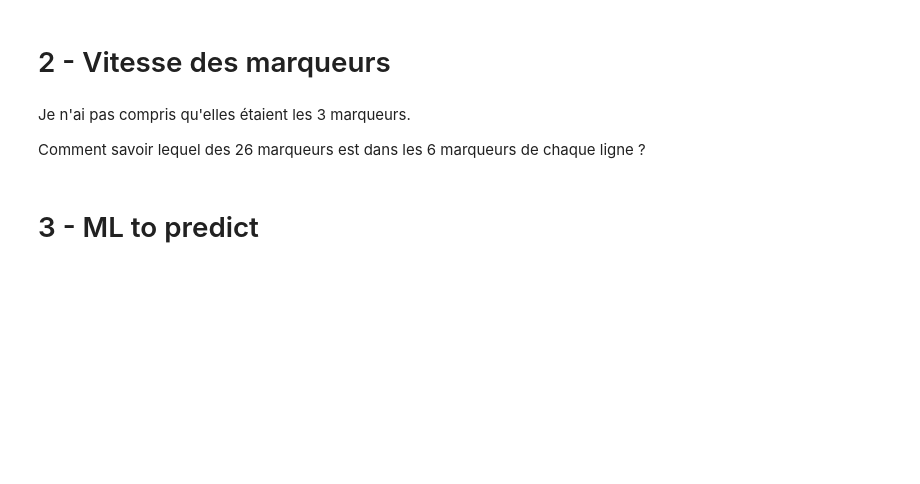
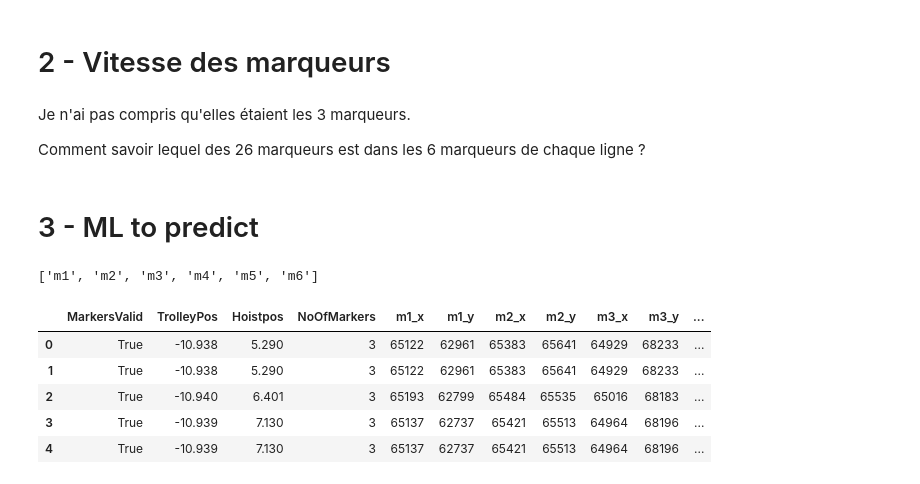
Before and after one commit to XeroBis/explo_ml, a Jupyter notebook: 1_crane/crane.ipynb, the cells around one changed output. Drawn from its saved outputs; the diff is of its cells as text; code cells hidden in the pictures; blank space fills up the shorter version.

```diff
--- a/1_crane/crane.ipynb
+++ b/1_crane/crane.ipynb
@@ -188,0 +196,22 @@ Comment savoir lequel des 26 marqueurs est dans les 6 marqueurs de chaque ligne
+# %%
+df1 = pd.read_csv("sts405.csv")
+df2 = pd.read_csv("TILsts.csv").drop(columns=["Time"]) # Un seul des fichiers a le temps en colonne
+df = pd.concat([df1, df2])
+columns = [col for col in df.columns if "m" in col]
+print(columns)
+
+for col in columns:
+    df[col+"_x"] = df1[col].apply(lambda x: np.array(ast.literal_eval(x))[0])
+    df[col+"_y"] = df1[col].apply(lambda x: np.array(ast.literal_eval(x))[1])
+
+df = df.drop(columns=columns)
+
+df.head()
+# %% [output]
+['m1', 'm2', 'm3', 'm4', 'm5', 'm6']
+|  | MarkersValid | TrolleyPos | Hoistpos | NoOfMarkers | m1_x | m1_y | m2_x | m2_y | m3_x | m3_y | ... |
+| 0 | True | -10.938 | 5.290 | 3 | 65122 | 62961 | 65383 | 65641 | 64929 | 68233 | ... |
+| 1 | True | -10.938 | 5.290 | 3 | 65122 | 62961 | 65383 | 65641 | 64929 | 68233 | ... |
+| 2 | True | -10.940 | 6.401 | 3 | 65193 | 62799 | 65484 | 65535 | 65016 | 68183 | ... |
+| 3 | True | -10.939 | 7.130 | 3 | 65137 | 62737 | 65421 | 65513 | 64964 | 68196 | ... |
+| 4 | True | -10.939 | 7.130 | 3 | 65137 | 62737 | 65421 | 65513 | 64964 | 68196 | ... |
```
Also changed, not shown: parts of 3 cells of this notebook.
